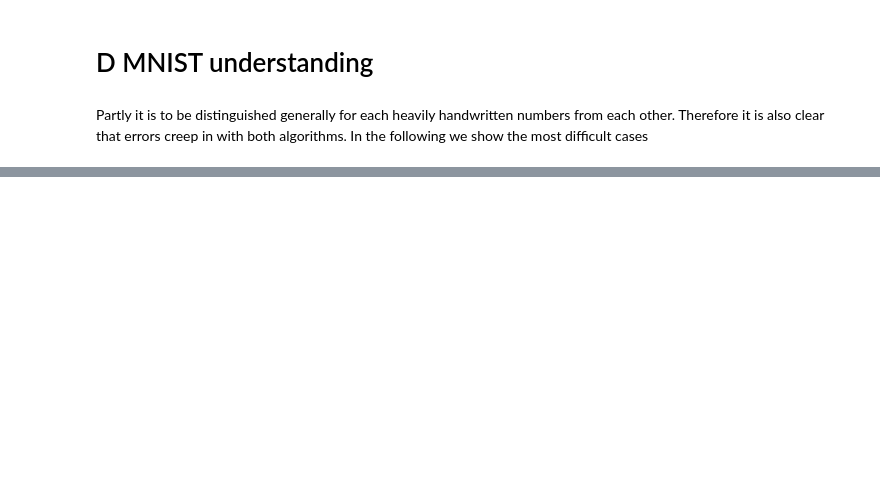
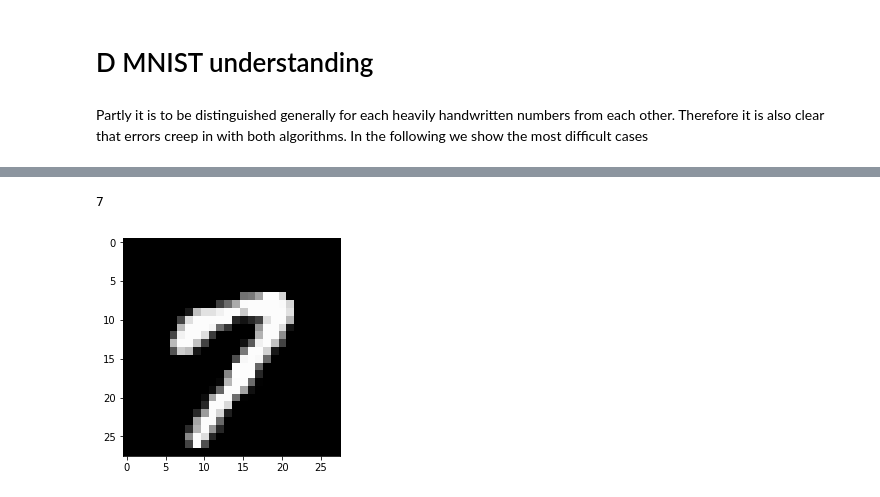
Before and after one commit to oliveralbrecht94/ATDIT2, a Jupyter notebook: Task_D.ipynb, the cells around one changed output, grey strips where cells are left out. Cells and saved outputs as stored; diff of their text form; code cells hidden in the pictures; blank space fills up the shorter version.

```diff
--- a/Task_D.ipynb
+++ b/Task_D.ipynb
@@ -41,0 +48,6 @@ See some examples for 6 and 2:
+# %%
+_ = plt.imshow(digits[15])
+print(labels[15])
+# %% [output]
+7
+[figure, added]
```
Also changed, not shown: parts of 16 cells of this notebook.
